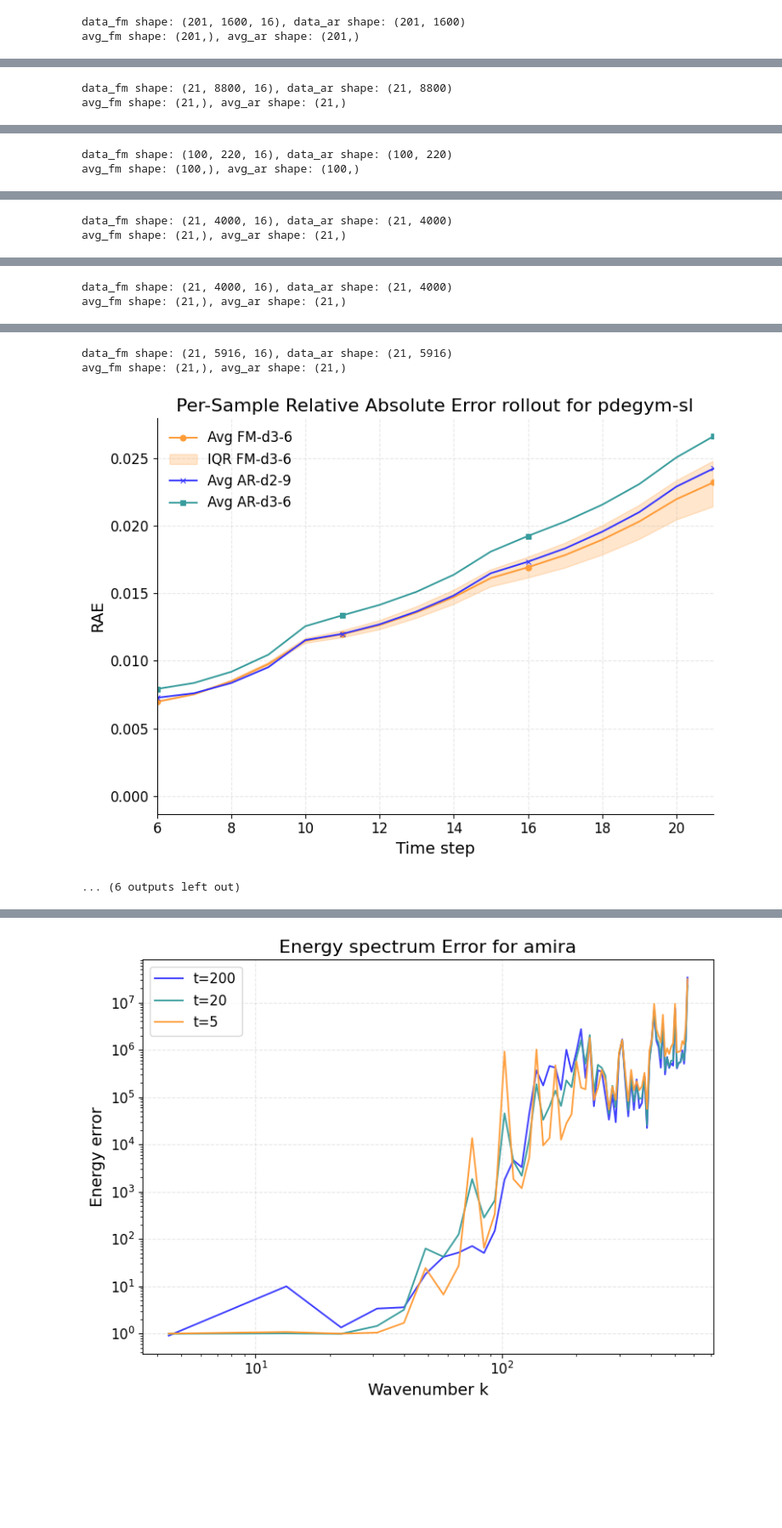
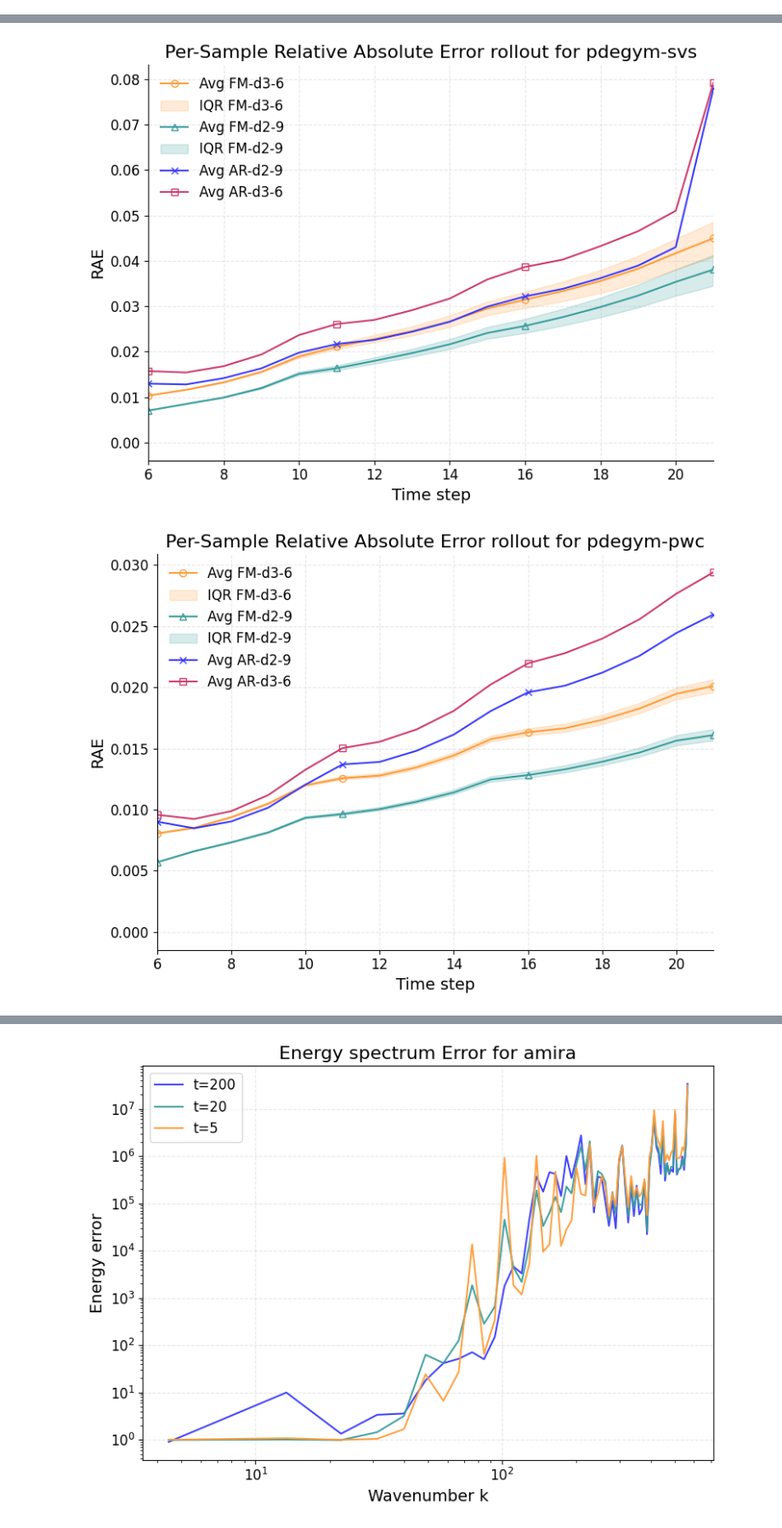
Before and after one commit to tpharmsen/FluidGPT, a Jupyter notebook: src/scripts/graphGeneration.ipynb, the cells around one changed output, grey strips where cells are left out. Shown at 85% size. Drawn from its saved outputs; the diff is of its cells as text; code cells hidden in the pictures; blank space fills up the shorter version.

```diff
--- a/src/scripts/graphGeneration.ipynb
+++ b/src/scripts/graphGeneration.ipynb
@@ -23,8 +23,9 @@ rcParams.update({
 
     # --- Lines & markers ---
     "lines.linewidth": 1.5,
-    "lines.markersize": 5,
-    "lines.markeredgewidth": 0.8,
+    "lines.markersize": 6,
+    "lines.markeredgewidth": 1,
+    'lines.markerfacecolor': 'none',
 
     # Remove top/right spines globally
     'axes.spines.top': False,
@@ -52,5 +53,7 @@ plt.show()
 plt.close()
 
 datasets_all = ["amira", "pdebench-comp", "pdebench-incomp", "pdegym-gauss", "pdegym-sines", "pdegym-sl", "pdegym-svs", "pdegym-pwc", "pdegym-bb"]
+datasets_all.pop(0)
+print(datasets_all)
 # %% [output]
 [figure]
@@ -165,17 +184,21 @@ plt.show()
 # %%
 base_path_ar = "../../../FluidGPT_validation/final_data/MTT/ar-d2-9/ms_error/"
 base_path_ar2 = "../../../FluidGPT_validation/final_data/MTT/ar-d3-6/ms_error/"
-#base_path_fm = "../../../FluidGPT_validation/old_data/fm/fm-val-b200/ss_error/"
 base_path_fm = "../../../FluidGPT_validation/final_data/FM/fm-d3-6/ms_error/"
+base_path_fm2 = "../../../FluidGPT_validation/final_data/FM/fm-d2-9/ms_error/"
 error_type = "rae"  # or "rrmse"
 
 tb = 5
+linealpha = 1
+distralpha = 0.2
+linewidth = 1.5
 
 for dataset_name in datasets_all:
 
     filename_ar = f"{base_path_ar}individual_rollout_{error_type}_{dataset_name}.json"
     filename_ar2 = f"{base_path_ar2}individual_rollout_{error_type}_{dataset_name}.json"
     filename_fm = f"{base_path_fm}individual_rollout_{error_type}_{dataset_name}.json"
+    filename_fm2 = f"{base_path_fm2}individual_rollout_{error_type}_{dataset_name}.json"
 
     with open(filename_ar, "r") as f:
         data_ar = np.array(json.load(f))
@@ -183,28 +206,36 @@ for dataset_name in datasets_all:
         data_ar2 = np.array(json.load(f))
     with open(filename_fm, "r") as f:
         data_fm = np.array(json.load(f))
+    with open(filename_fm2, "r") as f:
+        data_fm2 = np.array(json.load(f))
 
     fig, ax = plt.subplots()
-    print(f"data_fm shape: {data_fm.shape}, data_ar shape: {data_ar.shape}")
+    #print(f"data_fm shape: {data_fm.shape}, data_ar shape: {data_ar.shape}")
     avg_fm = np.mean(data_fm, axis=(1,2))
+    avg_fm2 = np.mean(data_fm2, axis=(1,2))
     avg_ar = np.mean(data_ar, axis=1)
     avg_ar2 = np.mean(data_ar2, axis=1)
-    print(f"avg_fm shape: {avg_fm.shape}, avg_ar shape: {avg_ar.shape}")
+    #print(f"avg_fm shape: {avg_fm.shape}, avg_ar shape: {avg_ar.shape}")
     q0, q25, q50, q75, q100 = np.quantile(data_fm, [0, 0.25, 0.5, 0.75, 1], axis=(2))
+    q0_2, q25_2, q50_2, q75_2, q100_2 = np.quantile(data_fm2, [0, 0.25, 0.5, 0.75, 1], axis=(2))
     #compute the mean of the quantiles over axis 1
     q0 = np.mean(q0, axis=1)
     q25 = np.mean(q25, axis=1)
     q50 = np.mean(q50, axis=1)
     q75 = np.mean(q75, axis=1)
     q100 = np.mean(q100, axis=1)
+    q0_2 = np.mean(q0_2, axis=1)
+    q25_2 = np.mean(q25_2, axis=1)
+    q50_2 = np.mean(q50_2, axis=1)
+    q75_2 = np.mean(q75_2, axis=1)
+    q100_2 = np.mean(q100_2, axis=1)
     xspace = np.arange(1, data_ar.shape[0]+1)
-    ax.plot(xspace, avg_fm, 'o-', color=colors[0], label='Avg FM-d3-6', markevery=5)
-    #ax.plot(q0, '--', color=colors[0], alpha=0.7, label='FM-d3-6 25th quantile')
-    #ax.plot(q50, '--', color=colors[0], alpha=0.9, label='FM Median')
-    #ax.plot(q100, '--', color=colors[0], alpha=0.7, label='FM-d3-6 75th quantile')
-    plt.fill_between(xspace, q25, q75, color=colors[0], alpha=0.25, label='IQR FM-d3-6')
-    ax.plot(xspace, avg_ar, 'x-', color=colors[2], label='Avg AR-d2-9', markevery=5)
-    ax.plot(xspace, avg_ar2, 's-', color=colors[1], label='Avg AR-d3-6', markevery=5)
+    ax.plot(xspace, avg_fm, 'o-', color=colors[0], alpha=linealpha, label='Avg FM-d3-6', markevery=5, linewidth=linewidth)
+    plt.fill_between(xspace, q25, q75, color=colors[0], alpha=distralpha, label='IQR FM-d3-6')
+    ax.plot(xspace, avg_fm2, '^-', color=colors[1], alpha=linealpha, label='Avg FM-d2-9', markevery=5, linewidth=linewidth)
+    plt.fill_between(xspace, q25_2, q75_2, color=colors[1], alpha=distralpha, label='IQR FM-d2-9')
+    ax.plot(xspace, avg_ar, 'x-', color=colors[2], alpha=linealpha, label='Avg AR-d2-9', markevery=5, linewidth=linewidth)
+    ax.plot(xspace, avg_ar2, 's-', color=colors[3], alpha=linealpha, label='Avg AR-d3-6', markevery=5, linewidth=linewidth)
 
     ax.set_xlabel("Time step")
     ax.set_ylabel(f"{error_type.upper()}")
@@ -217,5 +248,3 @@ for dataset_name in datasets_all:
     plt.savefig(f"../../../FluidGPT_validation/msgraph_{dataset_name}_{error_type}.png", dpi=300)
     plt.show()
 # %% [output]
-data_fm shape: (201, 1600, 16), data_ar shape: (201, 1600)
-avg_fm shape: (201,), avg_ar shape: (201,)
@@ -223,2 +251,0 @@ avg_fm shape: (201,), avg_ar shape: (201,)
-data_fm shape: (21, 8800, 16), data_ar shape: (21, 8800)
-avg_fm shape: (21,), avg_ar shape: (21,)
@@ -226,2 +252,0 @@ avg_fm shape: (21,), avg_ar shape: (21,)
-data_fm shape: (100, 220, 16), data_ar shape: (100, 220)
-avg_fm shape: (100,), avg_ar shape: (100,)
@@ -229,2 +253,0 @@ avg_fm shape: (100,), avg_ar shape: (100,)
-data_fm shape: (21, 4000, 16), data_ar shape: (21, 4000)
-avg_fm shape: (21,), avg_ar shape: (21,)
@@ -232,2 +254,0 @@ avg_fm shape: (21,), avg_ar shape: (21,)
-data_fm shape: (21, 4000, 16), data_ar shape: (21, 4000)
-avg_fm shape: (21,), avg_ar shape: (21,)
@@ -235,4 +256,2 @@ avg_fm shape: (21,), avg_ar shape: (21,)
-data_fm shape: (21, 5916, 16), data_ar shape: (21, 5916)
-avg_fm shape: (21,), avg_ar shape: (21,)
-[figure, old version]
+[figure, new version]
-... (6 outputs left out)
+[figure, added]
```
Also changed, not shown: parts of 3 cells of this notebook.
